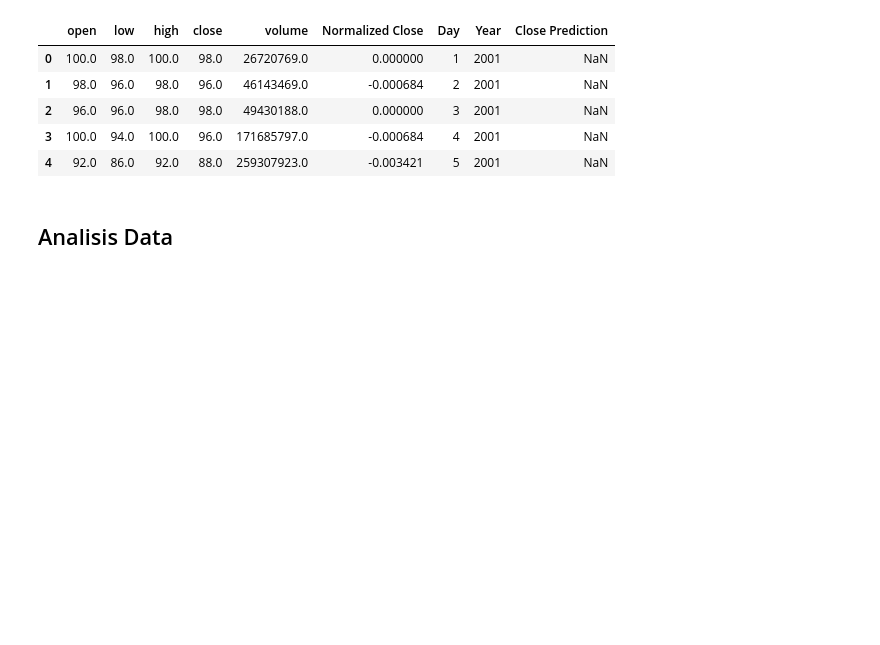
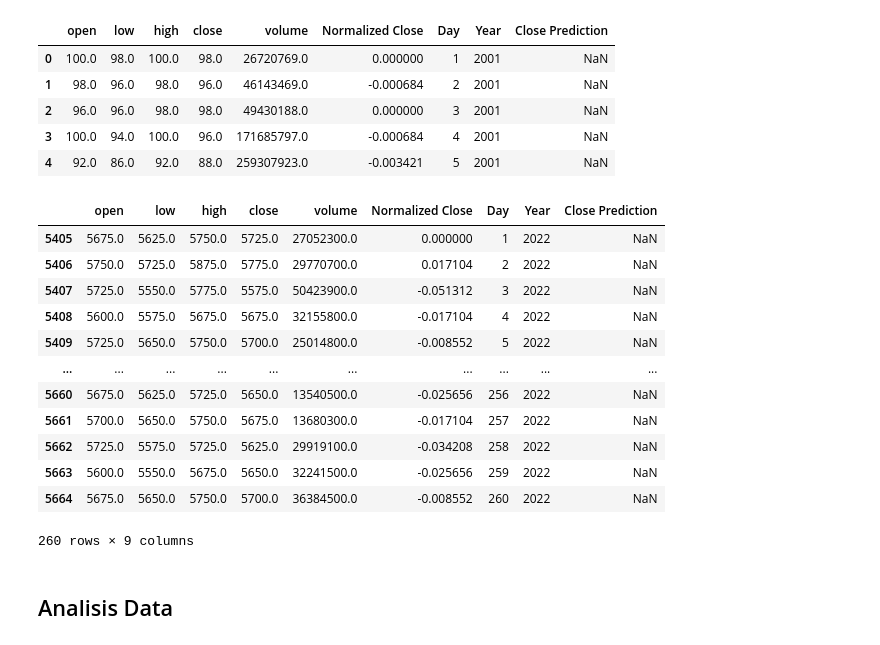
Before and after one commit to ahmadtaufiqnr/Tetris3, a Jupyter notebook: program.ipynb, the cells around one changed output. Saved outputs shown, nothing was run; the diff lists cells and outputs as text; code cells hidden in the pictures; blank space fills up the shorter version.

```diff
--- a/program.ipynb
+++ b/program.ipynb
@@ -74,3 +59,24 @@ df1.head()
 | 2 | 96.0 | 96.0 | 98.0 | 98.0 | 49430188.0 | 0.000000 | 3 | 2001 | NaN |
 | 3 | 100.0 | 94.0 | 100.0 | 96.0 | 171685797.0 | -0.000684 | 4 | 2001 | NaN |
 | 4 | 92.0 | 86.0 | 92.0 | 88.0 | 259307923.0 | -0.003421 | 5 | 2001 | NaN |
+# %%
+import altair as alt
+df2=pd.read_csv("datanormalized.csv")
+# %%
+#mengambil year 2022 aja
+
+df2[df2['Year']==2022]
+# %% [output]
+|  | open | low | high | close | volume | Normalized Close | Day | Year | Close Prediction |
+| 5405 | 5675.0 | 5625.0 | 5750.0 | 5725.0 | 27052300.0 | 0.000000 | 1 | 2022 | NaN |
+| 5406 | 5750.0 | 5725.0 | 5875.0 | 5775.0 | 29770700.0 | 0.017104 | 2 | 2022 | NaN |
+| 5407 | 5725.0 | 5550.0 | 5775.0 | 5575.0 | 50423900.0 | -0.051312 | 3 | 2022 | NaN |
+| 5408 | 5600.0 | 5575.0 | 5675.0 | 5675.0 | 32155800.0 | -0.017104 | 4 | 2022 | NaN |
+| 5409 | 5725.0 | 5650.0 | 5750.0 | 5700.0 | 25014800.0 | -0.008552 | 5 | 2022 | NaN |
+| ... | ... | ... | ... | ... | ... | ... | ... | ... | ... |
+| 5660 | 5675.0 | 5625.0 | 5725.0 | 5650.0 | 13540500.0 | -0.025656 | 256 | 2022 | NaN |
+| 5661 | 5700.0 | 5650.0 | 5750.0 | 5675.0 | 13680300.0 | -0.017104 | 257 | 2022 | NaN |
+| 5662 | 5725.0 | 5575.0 | 5725.0 | 5625.0 | 29919100.0 | -0.034208 | 258 | 2022 | NaN |
+| 5663 | 5600.0 | 5550.0 | 5675.0 | 5650.0 | 32241500.0 | -0.025656 | 259 | 2022 | NaN |
+| 5664 | 5675.0 | 5650.0 | 5750.0 | 5700.0 | 36384500.0 | -0.008552 | 260 | 2022 | NaN |
+260 rows × 9 columns
```
Also changed, not shown: parts of 3 cells of this notebook, 42 other files.
